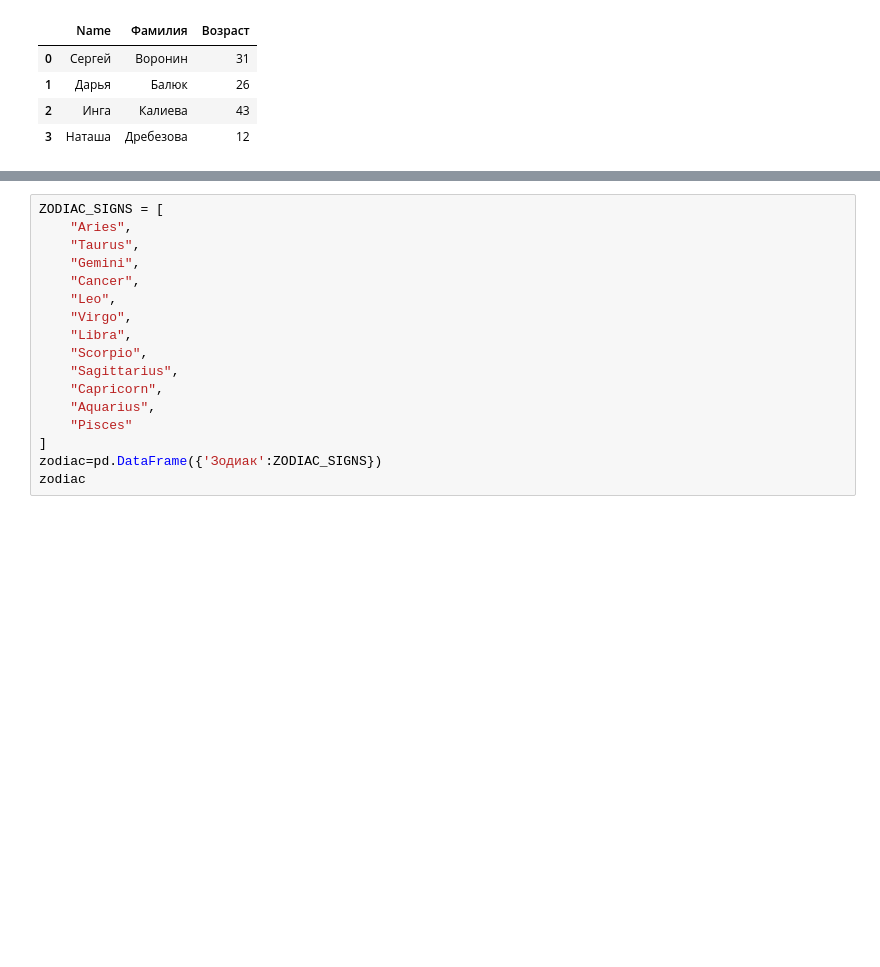
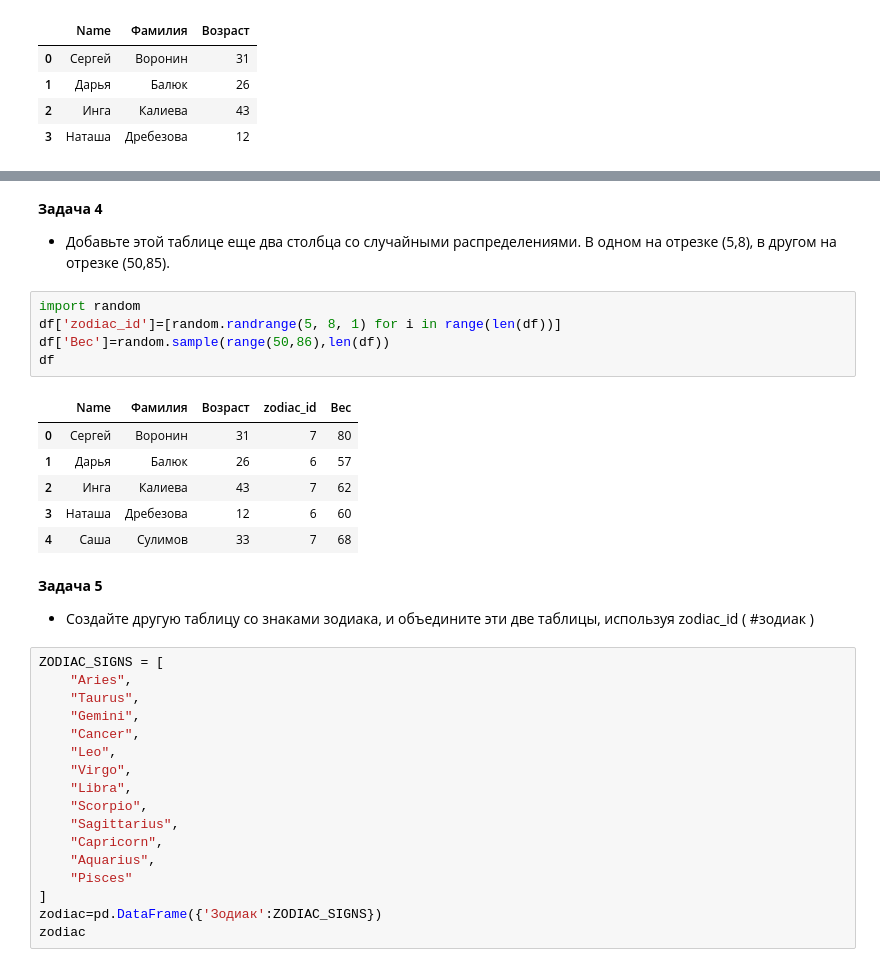
Before and after one commit to Enoki-ru/interview, a Jupyter notebook: main.ipynb, the cells around one changed output, grey strips where cells are left out. Saved outputs shown, nothing was run; the diff lists cells and outputs as text; blank space fills up the shorter version.

```diff
--- a/main.ipynb
+++ b/main.ipynb
@@ -26,3 +56,21 @@ df
+# %% [markdown]
+**Задача 4**
+- Добавьте этой таблице еще два столбца со случайными распределениями. В одном на отрезке (5,8), в другом на отрезке (50,85).
+# %%
+import random
+df['zodiac_id']=[random.randrange(5, 8, 1) for i in range(len(df))]
+df['Вес']=random.sample(range(50,86),len(df))
+df
+# %% [output]
+|  | Name | Фамилия | Возраст | zodiac_id | Вес |
+| 0 | Сергей | Воронин | 31 | 7 | 80 |
+| 1 | Дарья | Балюк | 26 | 6 | 57 |
+| 2 | Инга | Калиева | 43 | 7 | 62 |
+| 3 | Наташа | Дребезова | 12 | 6 | 60 |
+| 4 | Саша | Сулимов | 33 | 7 | 68 |
+# %% [markdown]
+**Задача 5**
+- Создайте другую таблицу со знаками зодиака, и объедините эти две таблицы, используя zodiac_id ( #зодиак )
 # %%
 ZODIAC_SIGNS = [
     "Aries",
```
Also changed, not shown: parts of 33 cells of this notebook, 4 other files.
